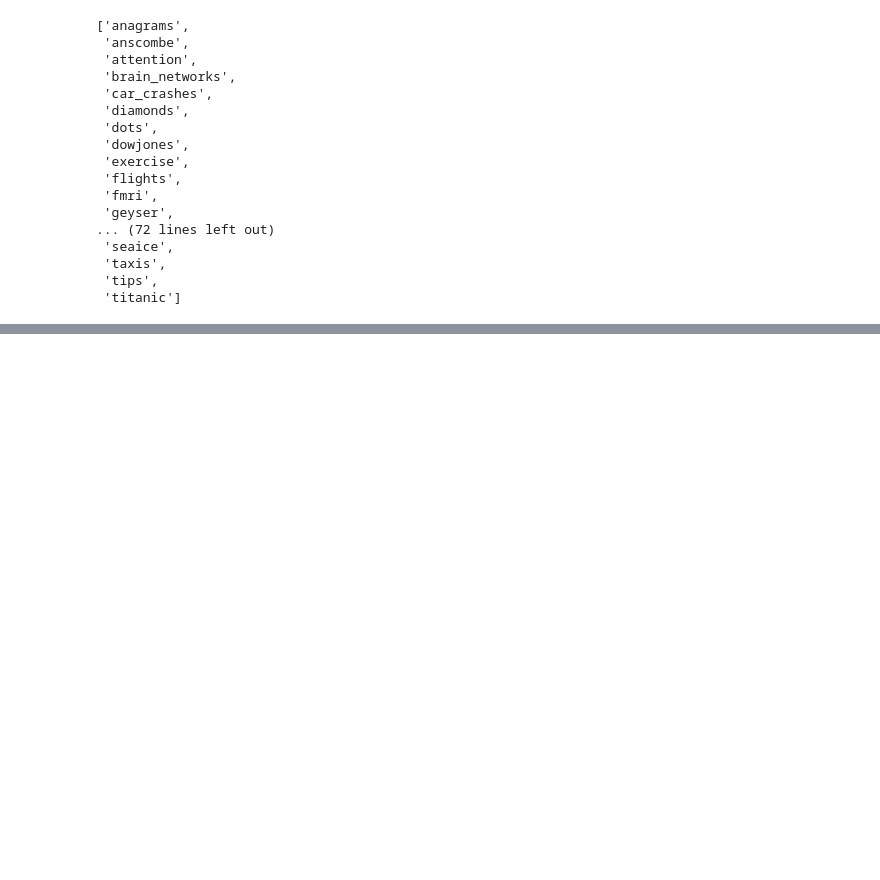
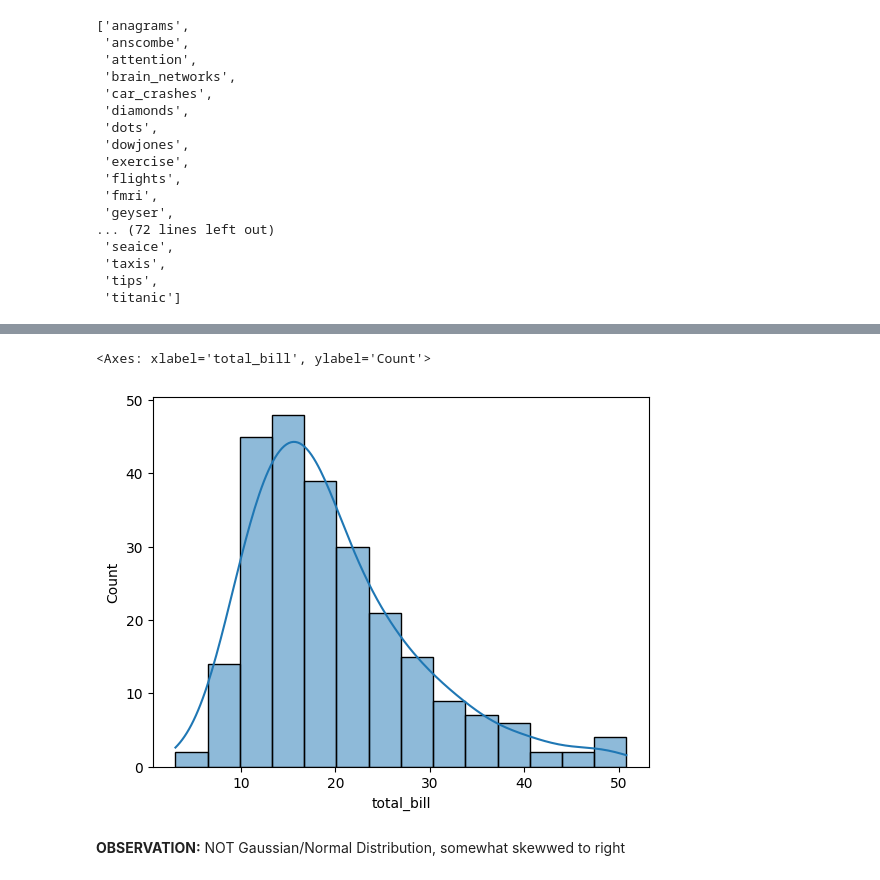
Before and after one commit to Omni-HuB/cv-project2024, a Jupyter notebook: statistics-with-python.ipynb, the cells around one changed output, grey strips where cells are left out. Saved outputs shown, nothing was run; the diff lists cells and outputs as text; code cells hidden in the pictures; blank space fills up the shorter version.

```diff
--- a/statistics-with-python.ipynb
+++ b/statistics-with-python.ipynb
@@ -52,0 +96,9 @@ sns.get_dataset_names()
+# %%
+# kernal density
+sns.histplot(df['total_bill'], kde = True )
+# %% [output]
+<Axes: xlabel='total_bill', ylabel='Count'>
+[figure, added]
+# %% [markdown]
+<strong>OBSERVATION:</strong>
+NOT Gaussian/Normal Distribution, somewhat skewwed to right
```
Also changed, not shown: parts of 34 cells of this notebook.
